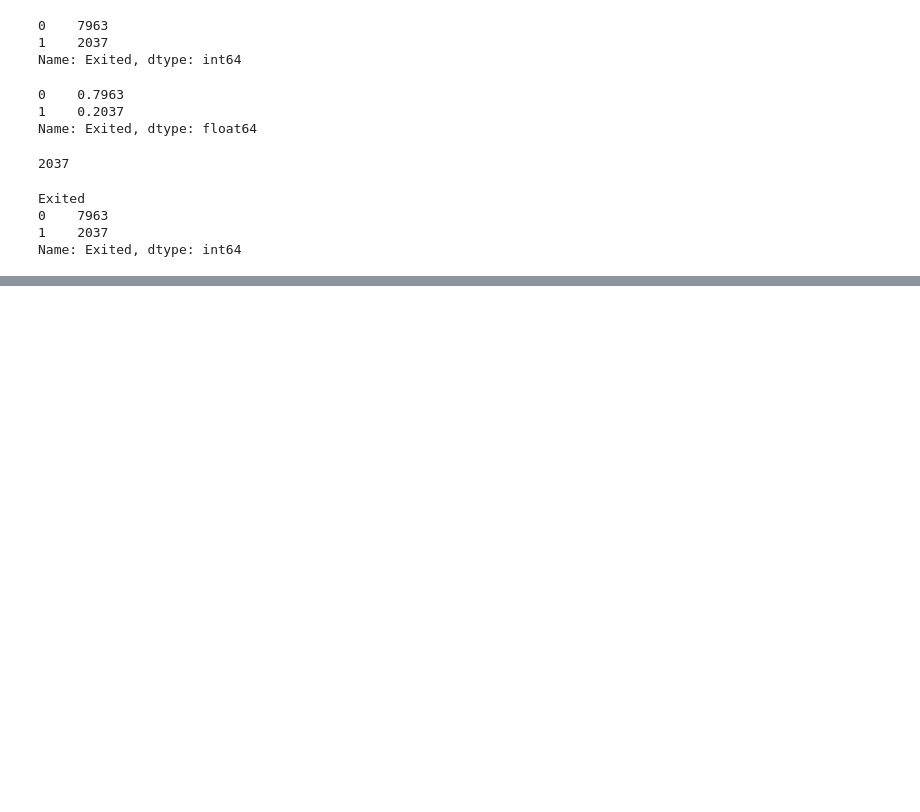
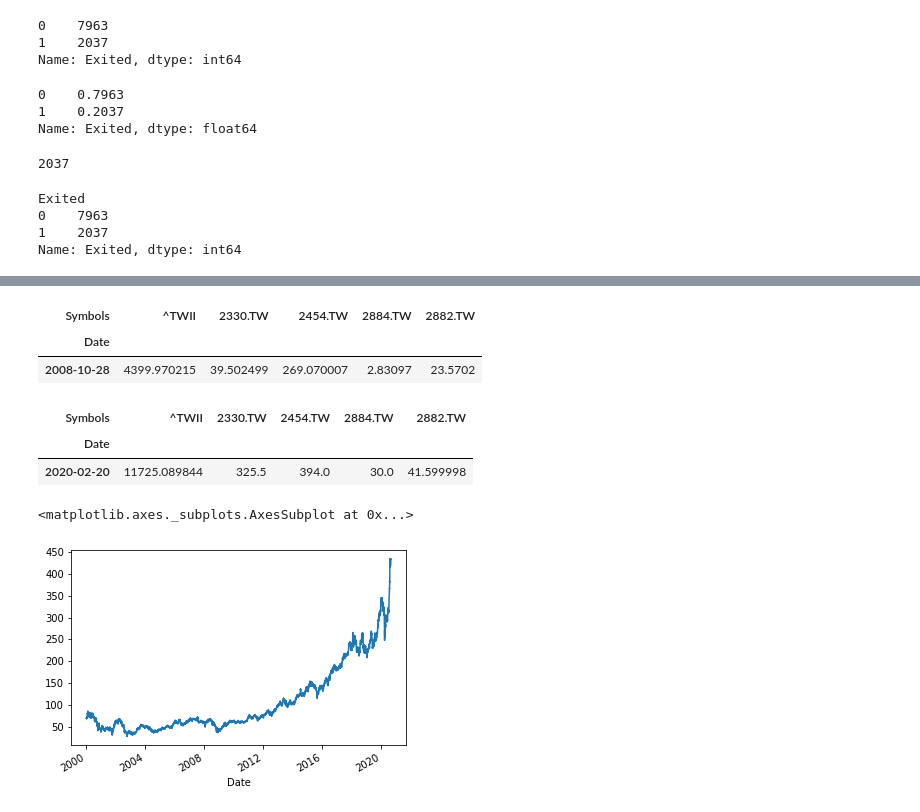
Before and after one commit to ywchiu/esunpy, a Jupyter notebook: Demo20200819.ipynb, the cells around one changed output, grey strips where cells are left out. Cells and saved outputs as stored; diff of their text form; code cells hidden in the pictures; blank space fills up the shorter version.

```diff
--- a/Demo20200819.ipynb
+++ b/Demo20200819.ipynb
@@ -475,0 +478,3 @@ Name: Exited, dtype: int64
+# %%
+import pandas_datareader
+stocks = pandas_datareader.DataReader(['^TWII', '2330.TW', '2454.TW', '2884.TW', '2882.TW'], data_source ='yahoo', start = '2000-01-01')['Close']
@@ -475,0 +557,2 @@ Name: Exited, dtype: int64
+# %%
+stocks = stocks.bfill()
@@ -475,0 +589,17 @@ Name: Exited, dtype: int64
+# %%
+stocks[stocks['2884.TW'].min() == stocks['2884.TW']]
+# %% [output]
+| Symbols | ^TWII | 2330.TW | 2454.TW | 2884.TW | 2882.TW |
+| Date |  |  |  |  |  |
+| 2008-10-28 | 4399.970215 | 39.502499 | 269.070007 | 2.83097 | 23.5702 |
+# %%
+stocks[stocks['2884.TW'].max() == stocks['2884.TW']]
+# %% [output]
+| Symbols | ^TWII | 2330.TW | 2454.TW | 2884.TW | 2882.TW |
+| Date |  |  |  |  |  |
+| 2020-02-20 | 11725.089844 | 325.5 | 394.0 | 30.0 | 41.599998 |
+# %%
+stocks['2330.TW'].plot(kind = 'line')
+# %% [output]
+<matplotlib.axes._subplots.AxesSubplot at 0x...>
+[figure, added]
```
Also changed, not shown: parts of 37 cells of this notebook.
